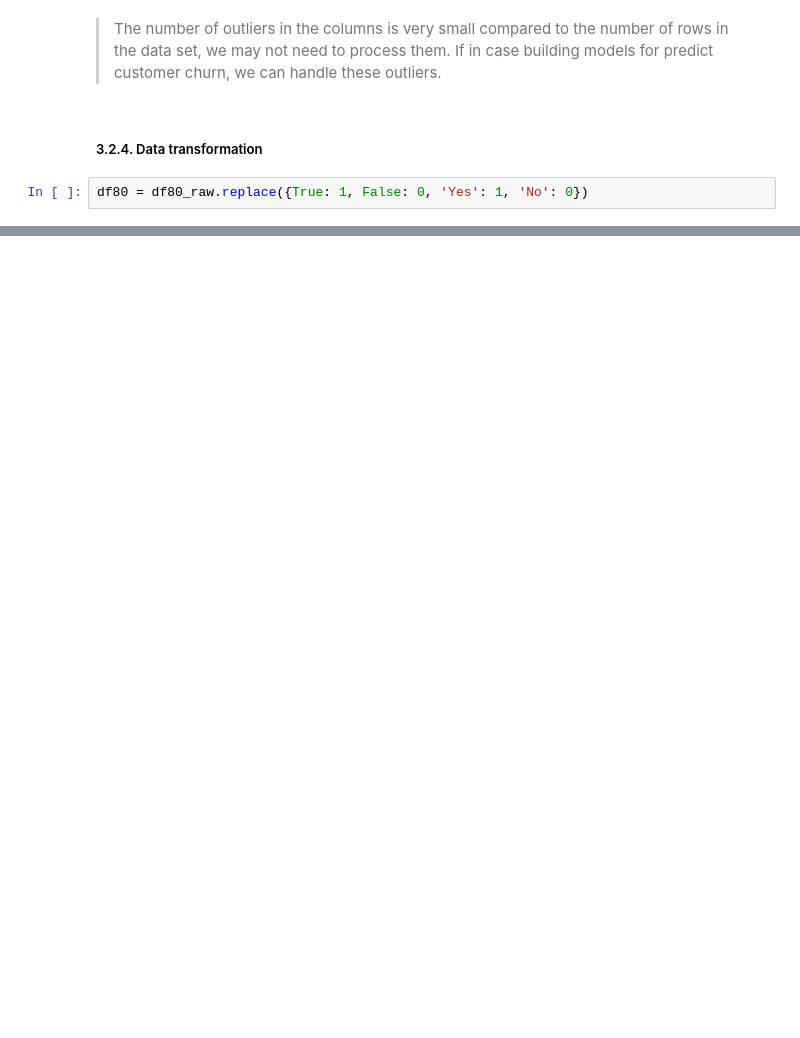
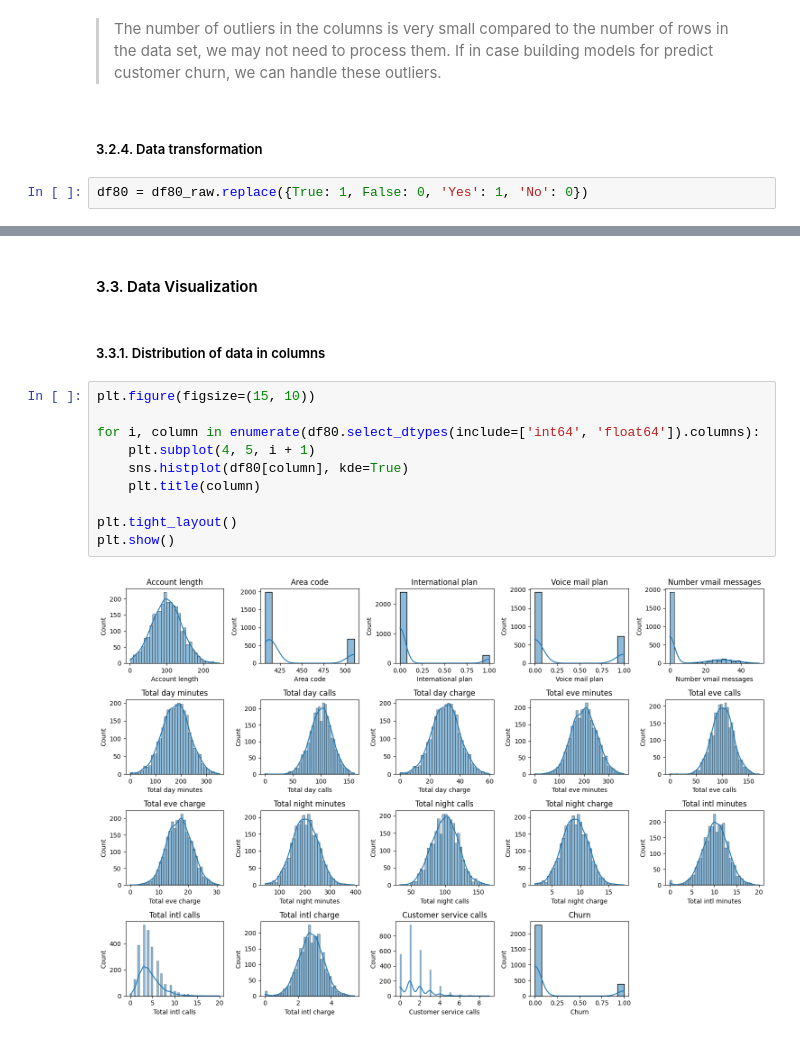
Before and after one commit to hg27haan/Customer-Churn-Prediction-DA, a Jupyter notebook: Source/Customer-Churn-Prediction.ipynb, the cells around one changed output, grey strips where cells are left out. Cells and saved outputs as stored; diff of their text form; blank space fills up the shorter version.

```diff
--- a/Source/Customer-Churn-Prediction.ipynb
+++ b/Source/Customer-Churn-Prediction.ipynb
@@ -323,0 +417,16 @@ Dataframe after transformation
+# %% [markdown]
+#### 3.3. Data Visualization
+# %% [markdown]
+##### 3.3.1. Distribution of data in columns
+# %%
+plt.figure(figsize=(15, 10))
+
+for i, column in enumerate(df80.select_dtypes(include=['int64', 'float64']).columns):
+    plt.subplot(4, 5, i + 1)
+    sns.histplot(df80[column], kde=True)
+    plt.title(column)
+
+plt.tight_layout()
+plt.show()
+# %% [output]
+[figure, added]
```
Also changed, not shown: parts of 55 cells of this notebook, 1 other file.
